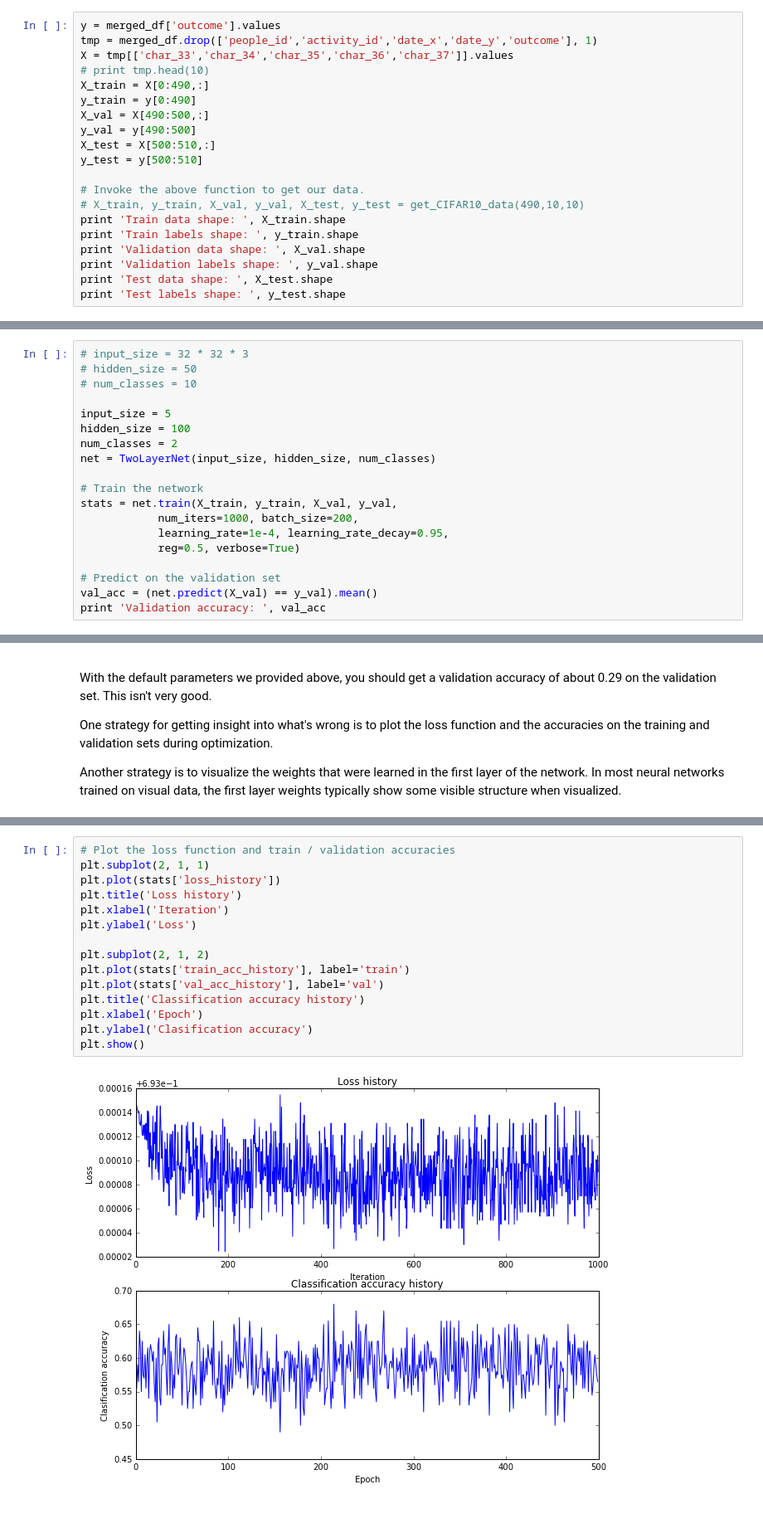
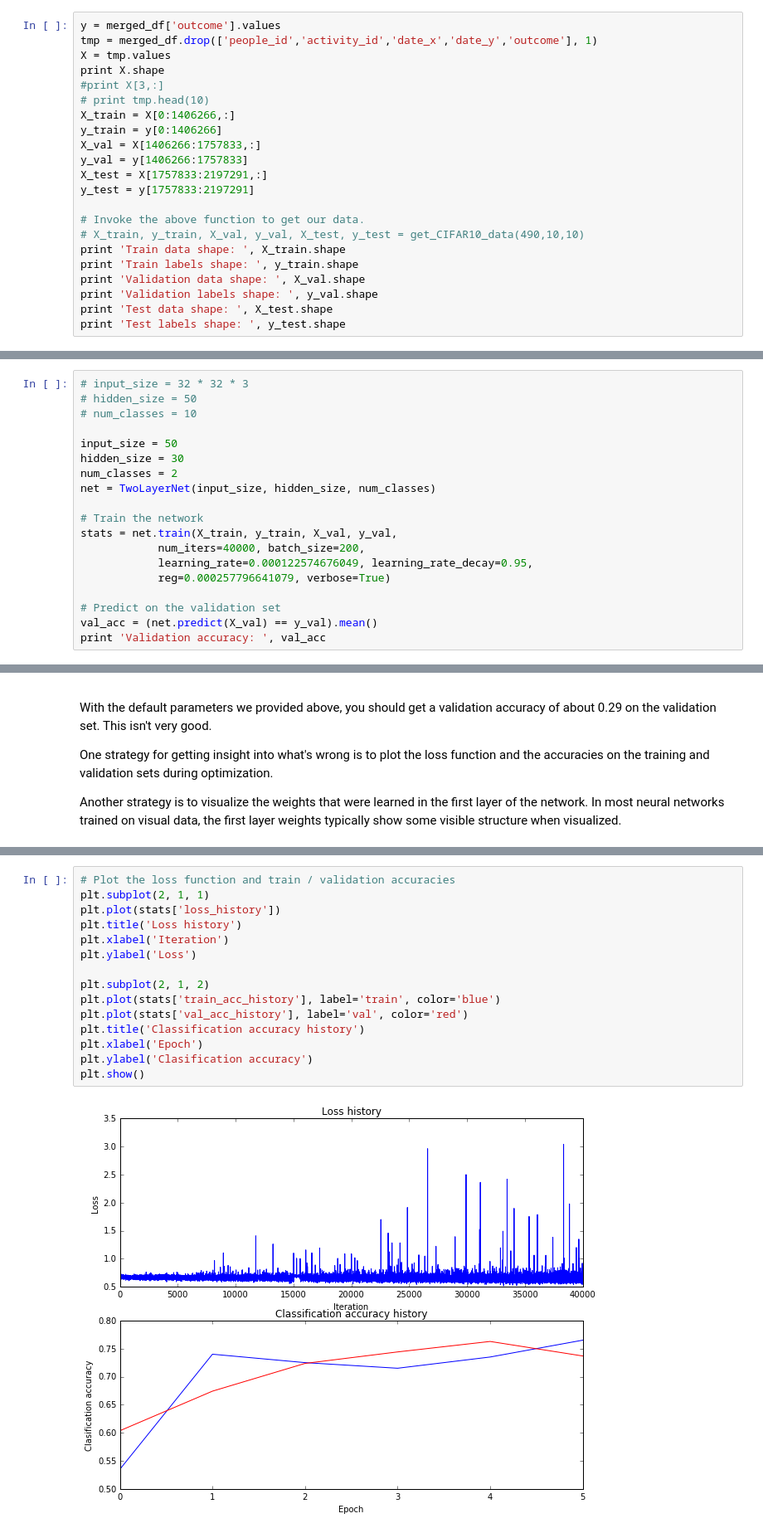
Before and after one commit to sakares/kaggle-redhat, a Jupyter notebook: sakares-sandbox/two_layer_net.ipynb, the cells around one changed output, grey strips where cells are left out. Shown at 83% size. Drawn from its saved outputs; the diff is of its cells as text.

Commit message:
choose the best learning rate and regularization value for 10K iterations with 200 batch size

```diff
--- a/sakares-sandbox/two_layer_net.ipynb
+++ b/sakares-sandbox/two_layer_net.ipynb
@@ -330,14 +349,16 @@ def get_CIFAR10_data(num_training=49000, num_validation=1000, num_test=1000):
 # %%
 y = merged_df['outcome'].values
 tmp = merged_df.drop(['people_id','activity_id','date_x','date_y','outcome'], 1)
-X = tmp[['char_33','char_34','char_35','char_36','char_37']].values
+X = tmp.values
+print X.shape
+#print X[3,:]
 # print tmp.head(10)
-X_train = X[0:490,:]
-y_train = y[0:490]
-X_val = X[490:500,:]
-y_val = y[490:500]
-X_test = X[500:510,:]
-y_test = y[500:510]
+X_train = X[0:1406266,:]
+y_train = y[0:1406266]
+X_val = X[1406266:1757833,:]
+y_val = y[1406266:1757833]
+X_test = X[1757833:2197291,:]
+y_test = y[1757833:2197291]
 
 # Invoke the above function to get our data.
 # X_train, y_train, X_val, y_val, X_test, y_test = get_CIFAR10_data(490,10,10)
@@ -362,16 +384,16 @@ To train our network we will use SGD with momentum. In addition, we will adjust
 # hidden_size = 50
 # num_classes = 10
 
-input_size = 5
-hidden_size = 100
+input_size = 50
+hidden_size = 30
 num_classes = 2
 net = TwoLayerNet(input_size, hidden_size, num_classes)
 
 # Train the network
 stats = net.train(X_train, y_train, X_val, y_val,
-            num_iters=1000, batch_size=200,
-            learning_rate=1e-4, learning_rate_decay=0.95,
-            reg=0.5, verbose=True)
+            num_iters=40000, batch_size=200,
+            learning_rate=0.000122574676049, learning_rate_decay=0.95,
+            reg=0.000257796641079, verbose=True)
 
 # Predict on the validation set
 val_acc = (net.predict(X_val) == y_val).mean()
@@ -398,20 +450,20 @@ Another strategy is to visualize the weights that were learned in the first laye
 # %%
 # Plot the loss function and train / validation accuracies
 plt.subplot(2, 1, 1)
 plt.plot(stats['loss_history'])
 plt.title('Loss history')
 plt.xlabel('Iteration')
 plt.ylabel('Loss')
 
 plt.subplot(2, 1, 2)
-plt.plot(stats['train_acc_history'], label='train')
-plt.plot(stats['val_acc_history'], label='val')
+plt.plot(stats['train_acc_history'], label='train', color='blue')
+plt.plot(stats['val_acc_history'], label='val', color='red')
 plt.title('Classification accuracy history')
 plt.xlabel('Epoch')
 plt.ylabel('Clasification accuracy')
 plt.show()
 # %% [output]
-[figure, old version]
+[figure, new version]
 # %%
 from cs231n.vis_utils import visualize_grid
 
```
Also changed, not shown: parts of 13 cells of this notebook.
